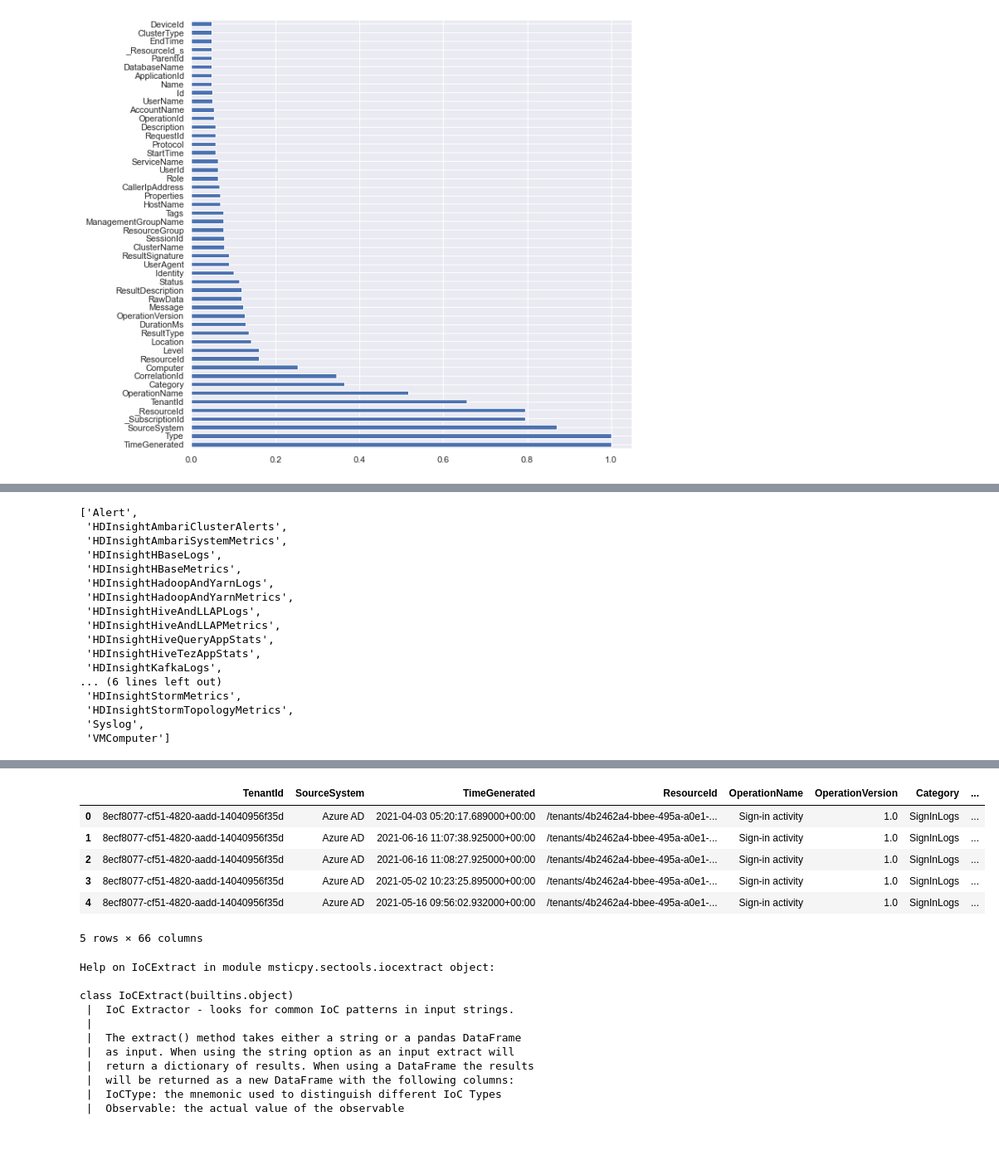
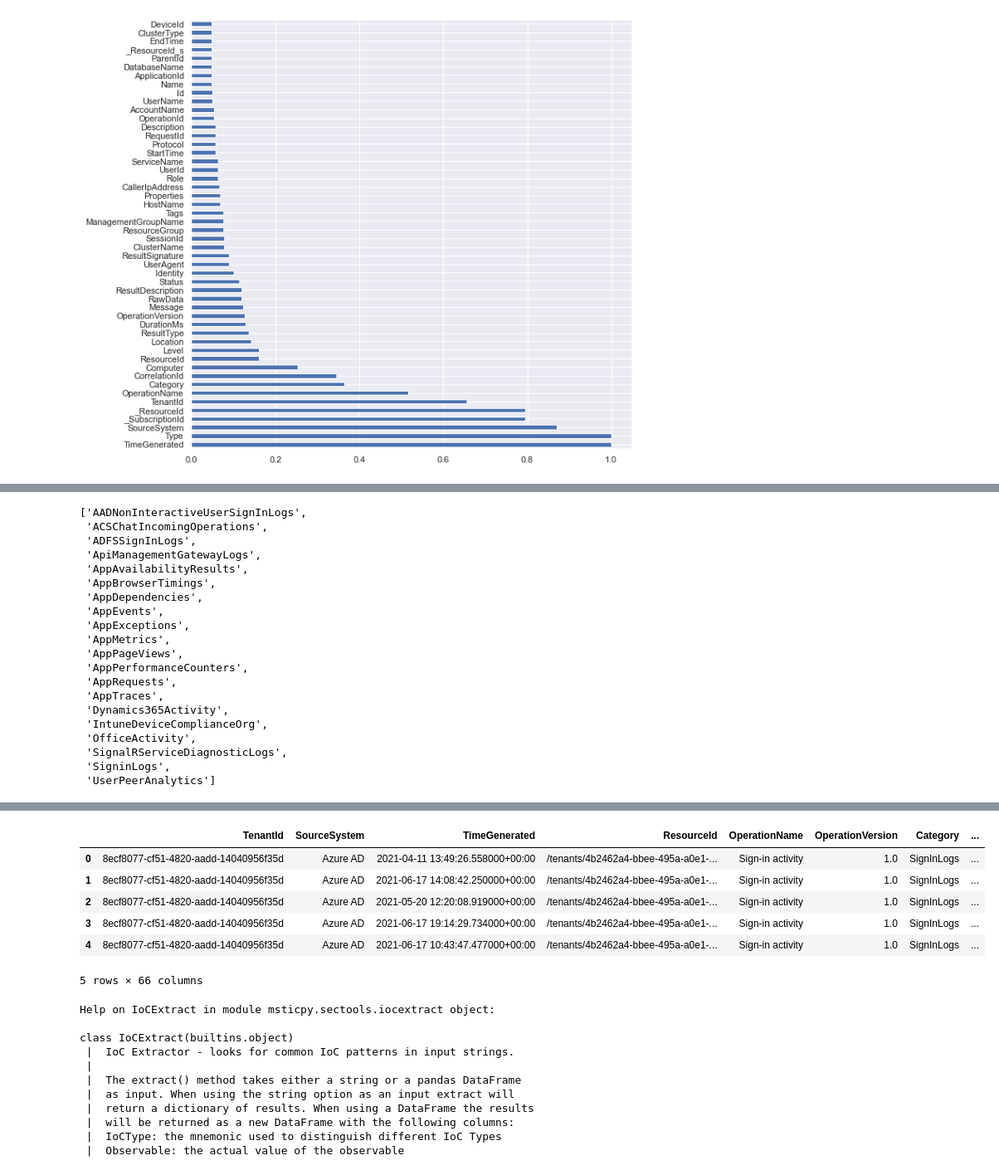
Before and after one commit to microsoft/ASDET, a Jupyter notebook: notebooks/AzSentinel-Expl-demo.ipynb, the cells around one changed output, grey strips where cells are left out. Shown at 83% size. Saved outputs shown, nothing was run; the diff lists cells and outputs as text; code cells hidden in the pictures; blank space fills up the shorter version.

```diff
--- a/notebooks/AzSentinel-Expl-demo.ipynb
+++ b/notebooks/AzSentinel-Expl-demo.ipynb
@@ -208,42 +226,45 @@ dtype: int64
 def in_tables(col):
     return [table for table, cols in qry_prov.schema.items() if col in cols]
 
-in_tables("HostName")
+in_tables("UserId")
 # %% [output]
-['Alert',
- 'HDInsightAmbariClusterAlerts',
- 'HDInsightAmbariSystemMetrics',
- 'HDInsightHBaseLogs',
- 'HDInsightHBaseMetrics',
- 'HDInsightHadoopAndYarnLogs',
- 'HDInsightHadoopAndYarnMetrics',
- 'HDInsightHiveAndLLAPLogs',
- 'HDInsightHiveAndLLAPMetrics',
- 'HDInsightHiveQueryAppStats',
- 'HDInsightHiveTezAppStats',
- 'HDInsightKafkaLogs',
-... (6 lines left out)
- 'HDInsightStormMetrics',
- 'HDInsightStormTopologyMetrics',
- 'Syslog',
- 'VMComputer']
+['AADNonInteractiveUserSignInLogs',
+ 'ACSChatIncomingOperations',
+ 'ADFSSignInLogs',
+ 'ApiManagementGatewayLogs',
+ 'AppAvailabilityResults',
+ 'AppBrowserTimings',
+ 'AppDependencies',
+ 'AppEvents',
+ 'AppExceptions',
+ 'AppMetrics',
+ 'AppPageViews',
+ 'AppPerformanceCounters',
+ 'AppRequests',
+ 'AppTraces',
+ 'Dynamics365Activity',
+ 'IntuneDeviceComplianceOrg',
+ 'OfficeActivity',
+ 'SignalRServiceDiagnosticLogs',
+ 'SigninLogs',
+ 'UserPeerAnalytics']
 # %%
-signin_df = qry_prov.exec_query("SigninLogs | sample 1000")
-office_df = qry_prov.exec_query("OfficeActivity | sample 1000")
-winsec_df = qry_prov.exec_query("SecurityEvent | sample 1000")
-comsec_df = qry_prov.exec_query("CommonSecurityLog | sample 1000")
+signin_df = qry_prov.exec_query("SigninLogs | sample 100")
+office_df = qry_prov.exec_query("OfficeActivity | sample 100")
+winsec_df = qry_prov.exec_query("SecurityEvent | sample 100")
+comsec_df = qry_prov.exec_query("CommonSecurityLog | sample 100")
 signin_df.head()
 # %% [output]
 [interactive output not drawn]
 [interactive output not drawn]
 [interactive output not drawn]
 [interactive output not drawn]
 |  | TenantId | SourceSystem | TimeGenerated | ResourceId | OperationName | OperationVersion | Category | ... |
-| 0 | 8ecf8077-cf51-4820-aadd-14040956f35d | Azure AD | 2021-04-03 05:20:17.689000+00:00 | /tenants/4b2462a4-bbee-495a-a0e1-... | Sign-in activity | 1.0 | SignInLogs | ... |
-| 1 | 8ecf8077-cf51-4820-aadd-14040956f35d | Azure AD | 2021-06-16 11:07:38.925000+00:00 | /tenants/4b2462a4-bbee-495a-a0e1-... | Sign-in activity | 1.0 | SignInLogs | ... |
-| 2 | 8ecf8077-cf51-4820-aadd-14040956f35d | Azure AD | 2021-06-16 11:08:27.925000+00:00 | /tenants/4b2462a4-bbee-495a-a0e1-... | Sign-in activity | 1.0 | SignInLogs | ... |
-| 3 | 8ecf8077-cf51-4820-aadd-14040956f35d | Azure AD | 2021-05-02 10:23:25.895000+00:00 | /tenants/4b2462a4-bbee-495a-a0e1-... | Sign-in activity | 1.0 | SignInLogs | ... |
-| 4 | 8ecf8077-cf51-4820-aadd-14040956f35d | Azure AD | 2021-05-16 09:56:02.932000+00:00 | /tenants/4b2462a4-bbee-495a-a0e1-... | Sign-in activity | 1.0 | SignInLogs | ... |
+| 0 | 8ecf8077-cf51-4820-aadd-14040956f35d | Azure AD | 2021-04-11 13:49:26.558000+00:00 | /tenants/4b2462a4-bbee-495a-a0e1-... | Sign-in activity | 1.0 | SignInLogs | ... |
+| 1 | 8ecf8077-cf51-4820-aadd-14040956f35d | Azure AD | 2021-06-17 14:08:42.250000+00:00 | /tenants/4b2462a4-bbee-495a-a0e1-... | Sign-in activity | 1.0 | SignInLogs | ... |
+| 2 | 8ecf8077-cf51-4820-aadd-14040956f35d | Azure AD | 2021-05-20 12:20:08.919000+00:00 | /tenants/4b2462a4-bbee-495a-a0e1-... | Sign-in activity | 1.0 | SignInLogs | ... |
+| 3 | 8ecf8077-cf51-4820-aadd-14040956f35d | Azure AD | 2021-06-17 19:14:29.734000+00:00 | /tenants/4b2462a4-bbee-495a-a0e1-... | Sign-in activity | 1.0 | SignInLogs | ... |
+| 4 | 8ecf8077-cf51-4820-aadd-14040956f35d | Azure AD | 2021-06-17 10:43:47.477000+00:00 | /tenants/4b2462a4-bbee-495a-a0e1-... | Sign-in activity | 1.0 | SignInLogs | ... |
 5 rows × 66 columns
 # %%
 ioc_extract = IoCExtract()
```
Also changed, not shown: parts of 14 cells of this notebook.
